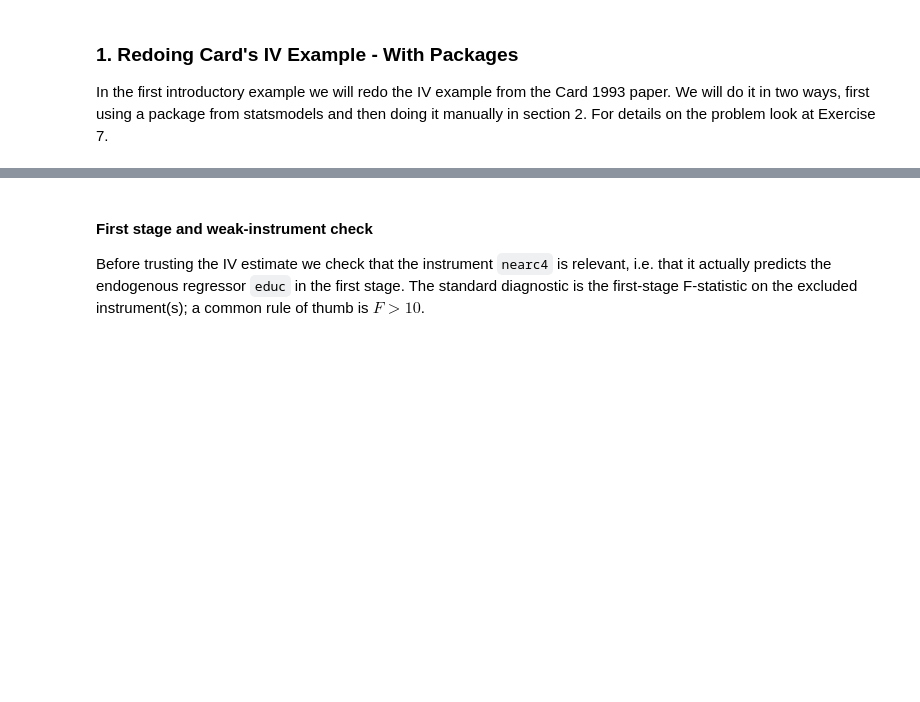
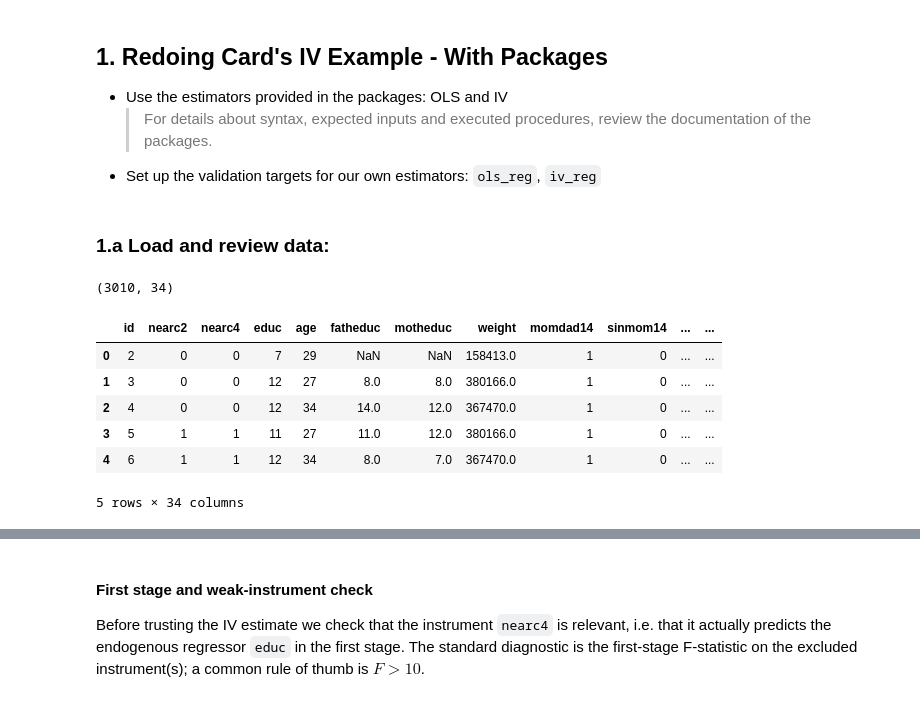
Before and after one commit to AppliedEconBerlin/bsoe_gc_aae_2026, a Jupyter notebook: Part_2/exercises/0_intro/intro.ipynb, the cells around one changed output, grey strips where cells are left out. Drawn from its saved outputs; the diff is of its cells as text; code cells hidden in the pictures; blank space fills up the shorter version.

```diff
--- a/Part_2/exercises/0_intro/intro.ipynb
+++ b/Part_2/exercises/0_intro/intro.ipynb
@@ -11,7 +38,10 @@ from linearmodels.iv.model import IV2SLS
 #   - statsmodels: https://www.statsmodels.org/stable/index.html
 #  - linearmodels: https://pypi.org/project/linearmodels/
 # %% [markdown]
-### 1. Redoing Card's IV Example - With Packages
-
-In the first introductory example we will redo the IV example from the Card 1993 paper. We will do it in two ways, first using a package from statsmodels and then doing it manually in section 2. For details on the problem look at Exercise 7.
+## 1. Redoing Card's IV Example - With Packages
+- Use the estimators provided in the packages: OLS and IV
+    > For details about syntax, expected inputs and executed procedures, review the documentation of the packages.
+- Set up the validation targets for our own estimators: `ols_reg`, `iv_reg`
+# %% [markdown]
+### 1.a Load and review data:
 # %%
@@ -19 +51,14 @@ In the first introductory example we will redo the IV example from the Card 1993
 card = pd.read_stata("card.dta")
+# %%
+# Review the data:
+print(card.shape)  # number of rows and columns
+card.head()
+# %% [output]
+(3010, 34)
+|  | id | nearc2 | nearc4 | educ | age | fatheduc | motheduc | weight | momdad14 | sinmom14 | ... | ... |
+| 0 | 2 | 0 | 0 | 7 | 29 | NaN | NaN | 158413.0 | 1 | 0 | ... | ... |
+| 1 | 3 | 0 | 0 | 12 | 27 | 8.0 | 8.0 | 380166.0 | 1 | 0 | ... | ... |
+| 2 | 4 | 0 | 0 | 12 | 34 | 14.0 | 12.0 | 367470.0 | 1 | 0 | ... | ... |
+| 3 | 5 | 1 | 1 | 11 | 27 | 11.0 | 12.0 | 380166.0 | 1 | 0 | ... | ... |
+| 4 | 6 | 1 | 1 | 12 | 34 | 8.0 | 7.0 | 367470.0 | 1 | 0 | ... | ... |
+5 rows × 34 columns
```
Also changed, not shown: parts of 40 cells of this notebook, 1 other file.
